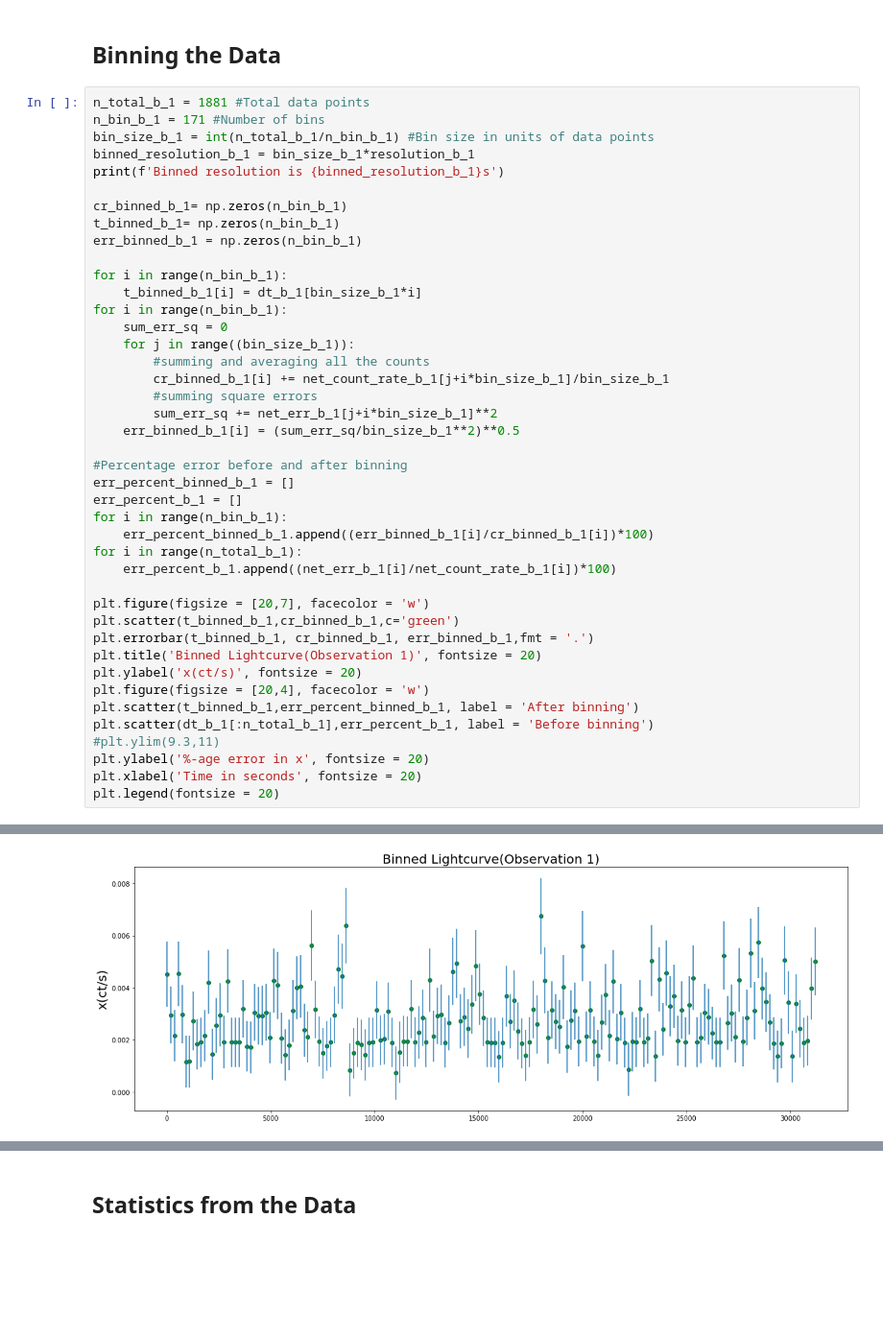
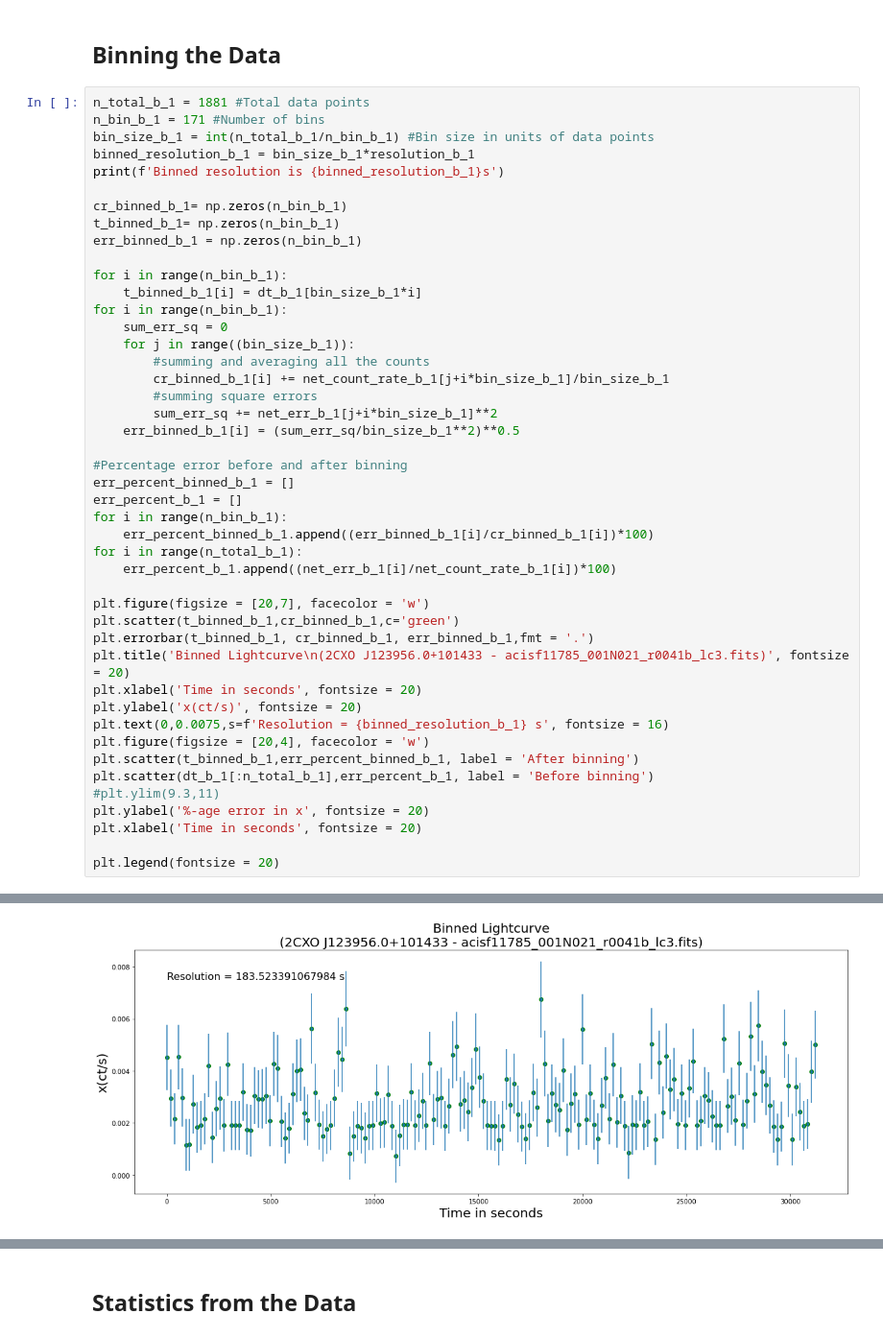
Before and after one commit to Samrat0512/IIST-MS-Project, a Jupyter notebook: Lightcurves/new_source_19/ACIS_Broad_Band.ipynb, the cells around one changed output, grey strips where cells are left out. Shown: that part at 96% size. Saved outputs shown, nothing was run; the diff lists cells and outputs as text; blank space fills up the shorter version.

```diff
--- a/Lightcurves/new_source_19/ACIS_Broad_Band.ipynb
+++ b/Lightcurves/new_source_19/ACIS_Broad_Band.ipynb
@@ -86,35 +87,38 @@ for i in range(n_bin_b_1):
     sum_err_sq = 0
     for j in range((bin_size_b_1)):
         #summing and averaging all the counts
         cr_binned_b_1[i] += net_count_rate_b_1[j+i*bin_size_b_1]/bin_size_b_1
         #summing square errors
         sum_err_sq += net_err_b_1[j+i*bin_size_b_1]**2
     err_binned_b_1[i] = (sum_err_sq/bin_size_b_1**2)**0.5
 
 #Percentage error before and after binning
 err_percent_binned_b_1 = []
 err_percent_b_1 = []
 for i in range(n_bin_b_1):
     err_percent_binned_b_1.append((err_binned_b_1[i]/cr_binned_b_1[i])*100)
 for i in range(n_total_b_1):
     err_percent_b_1.append((net_err_b_1[i]/net_count_rate_b_1[i])*100)
 
 plt.figure(figsize = [20,7], facecolor = 'w')
 plt.scatter(t_binned_b_1,cr_binned_b_1,c='green')
 plt.errorbar(t_binned_b_1, cr_binned_b_1, err_binned_b_1,fmt = '.')
-plt.title('Binned Lightcurve(Observation 1)', fontsize = 20)
+plt.title('Binned Lightcurve\n(2CXO J123956.0+101433 - acisf11785_001N021_r0041b_lc3.fits)', fontsize = 20)
+plt.xlabel('Time in seconds', fontsize = 20)
 plt.ylabel('x(ct/s)', fontsize = 20)
+plt.text(0,0.0075,s=f'Resolution = {binned_resolution_b_1} s', fontsize = 16)
 plt.figure(figsize = [20,4], facecolor = 'w')
 plt.scatter(t_binned_b_1,err_percent_binned_b_1, label = 'After binning')
 plt.scatter(dt_b_1[:n_total_b_1],err_percent_b_1, label = 'Before binning')
 #plt.ylim(9.3,11)
 plt.ylabel('%-age error in x', fontsize = 20)
 plt.xlabel('Time in seconds', fontsize = 20)
+
 plt.legend(fontsize = 20)
 # %% [output]
 Binned resolution is 183.523391067984s
 <matplotlib.legend.Legend at 0x...>
-[figure, old version]
+[figure, new version]
 [figure]
 # %% [markdown]
 ## Statistics from the Data
```
Also changed, not shown: parts of 8 cells of this notebook, 39 other files.
